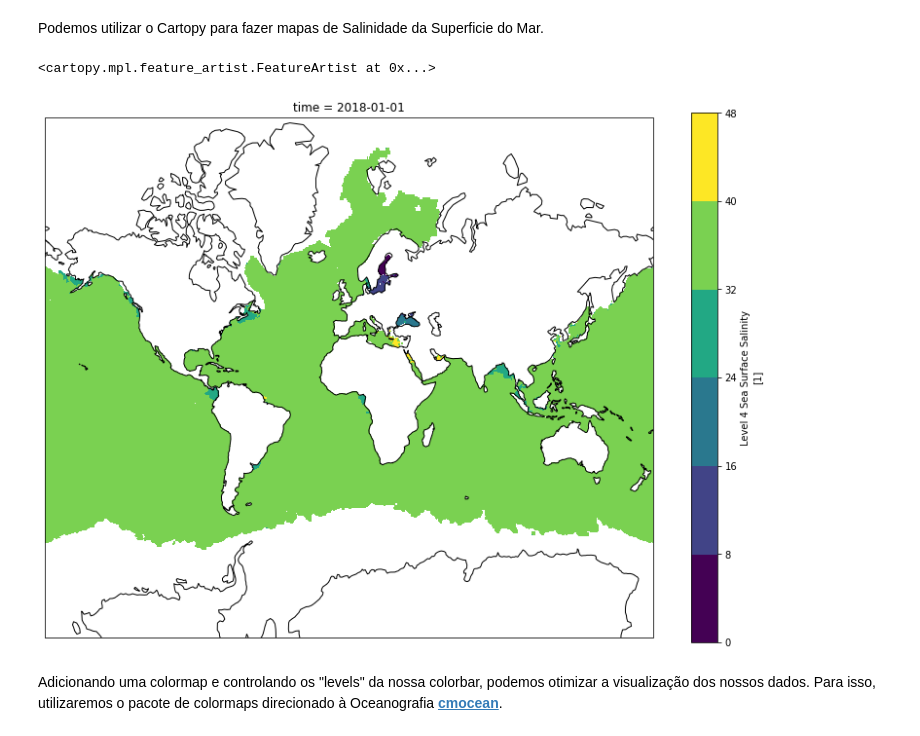
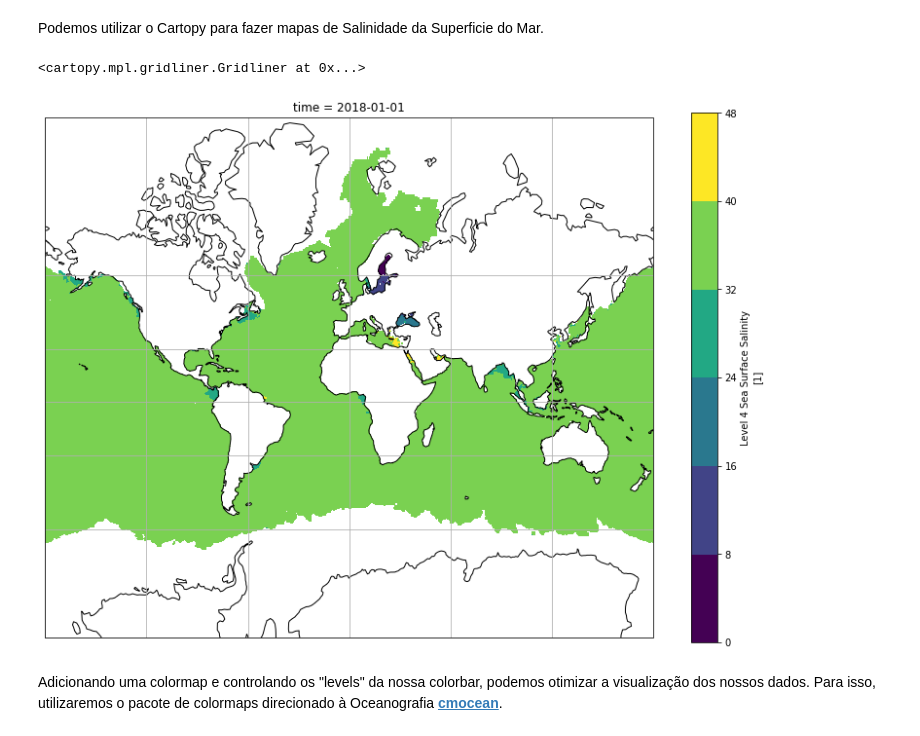
Before and after one commit to calixtops/OEPY, a Jupyter notebook: notebooks/OEPY - Aula 05 - Arquivos NetCDF + Xarray + Cartopy.ipynb, the cells around one changed output. Saved outputs shown, nothing was run; the diff lists cells and outputs as text; code cells hidden in the pictures.

```diff
--- a/notebooks/OEPY - Aula 05 - Arquivos NetCDF + Xarray + Cartopy.ipynb
+++ b/notebooks/OEPY - Aula 05 - Arquivos NetCDF + Xarray + Cartopy.ipynb
@@ -265,12 +242,13 @@ Podemos utilizar o Cartopy para fazer mapas de Salinidade da Superficie do Mar.
 # %%
 plt.figure(figsize=(14,10))
 ax = plt.axes(projection=ccrs.Mercator())
 ax.set_global()
 dado2.sss.isel(time=0).plot.contourf(ax=ax, transform=ccrs.PlateCarree())
 ax.coastlines()
+ax.gridlines()
 # %% [output]
-<cartopy.mpl.feature_artist.FeatureArtist at 0x...>
+<cartopy.mpl.gridliner.Gridliner at 0x...>
-[figure, old version]
+[figure, new version]
 # %% [markdown]
 Adicionando uma colormap e controlando os "levels" da nossa colorbar, podemos otimizar a visualização dos nossos dados. Para isso, utilizaremos o pacote de colormaps direcionado à Oceanografia [**cmocean**](https://matplotlib.org/cmocean/).
 # %%
```
Also changed, not shown: parts of 9 cells of this notebook, 9 other files.
